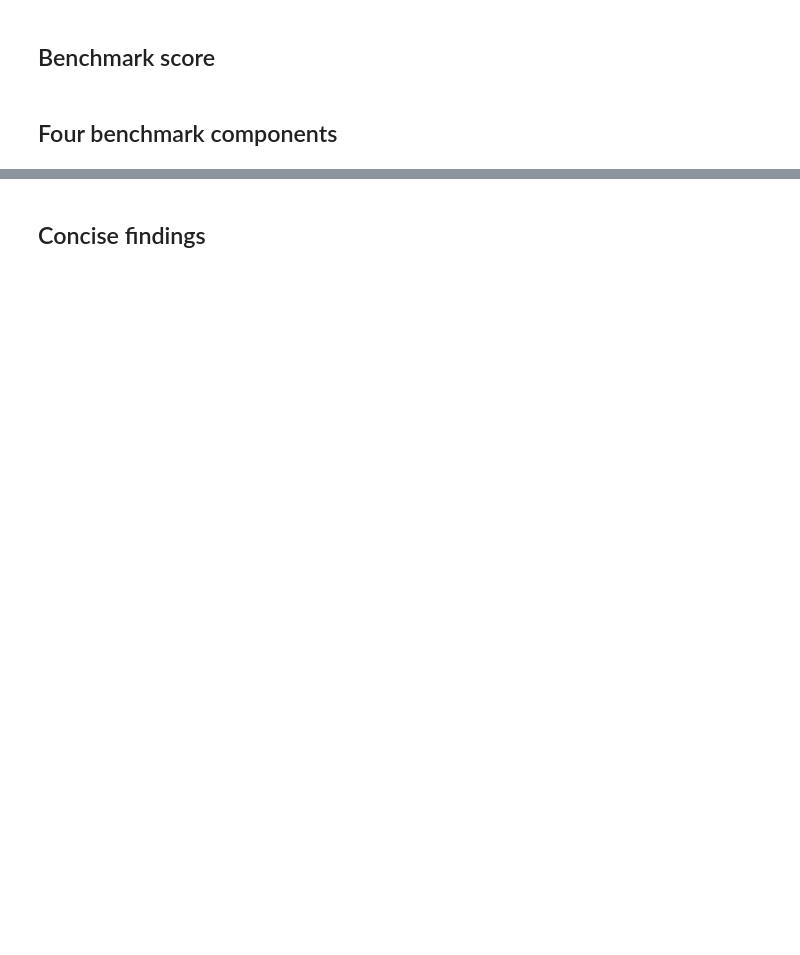
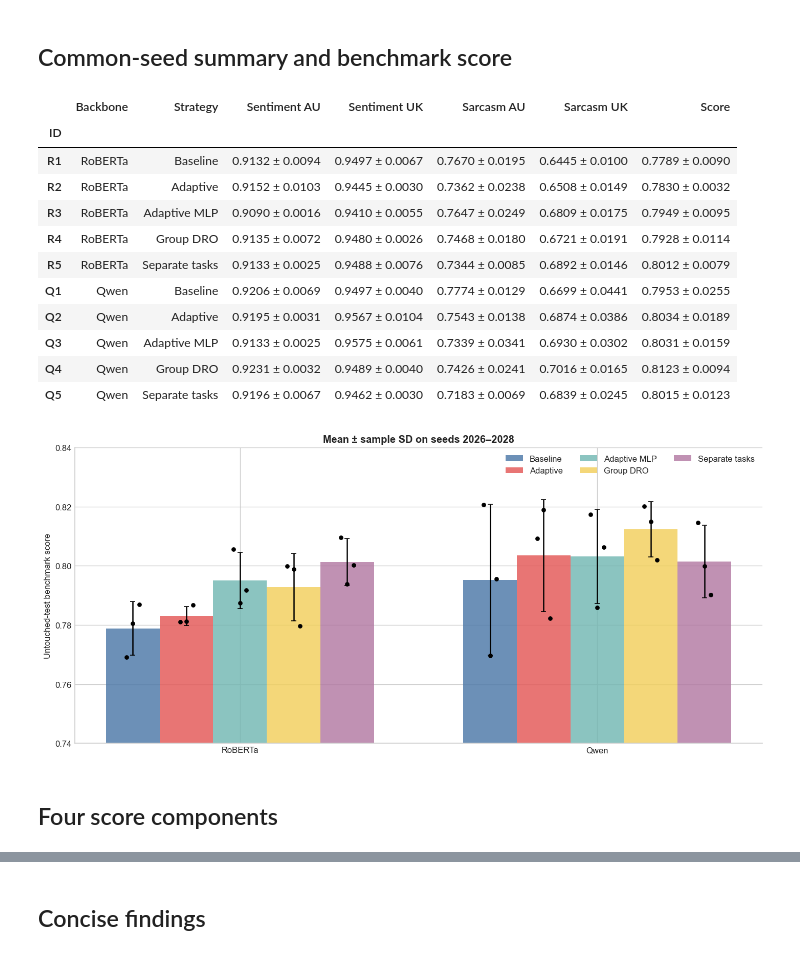
Before and after one commit to MaaxRen/ALTA2026, a Jupyter notebook: notebooks/training_results_analysis.ipynb, the cells around one changed output, grey strips where cells are left out. Saved outputs shown, nothing was run; the diff lists cells and outputs as text; code cells hidden in the pictures; blank space fills up the shorter version.

Commit message:
Group DRO and separate task training

```diff
--- a/notebooks/training_results_analysis.ipynb
+++ b/notebooks/training_results_analysis.ipynb
@@ -143,12 +89,0 @@ display(configs)
-# %%
-summary_rows = []
-for run, part in test.groupby("run", sort=False):
-    row = {"Run": run}
-    for label, metric in SUBTASKS.items():
-        row[label] = f"{part[metric].mean():.4f} ± {part[metric].std():.4f}"
-    row["Score"] = f"{part.benchmark_score.mean():.4f} ± {part.benchmark_score.std():.4f}"
-    row["Best epochs"] = ", ".join(map(str, part.sort_values("seed").selected_epoch))
-    summary_rows.append(row)
-
-summary = pd.DataFrame(summary_rows).set_index("Run")
-display(summary)
@@ -155,2 +98,48 @@ display(summary)
+# %% [markdown]
+## Common-seed summary and benchmark score
+# %%
+rows = []
+for run, part in common.groupby("run", sort=False):
+    run_id, _, model, strategy = RUNS[run]
+    row = {"ID": run_id, "Backbone": model, "Strategy": strategy}
+    for label, metric in SUBTASKS.items():
+        row[label] = f"{part[metric].mean():.4f} ± {part[metric].std():.4f}"
+    row["Score"] = f"{part.benchmark_score.mean():.4f} ± {part.benchmark_score.std():.4f}"
+    rows.append(row)
+display(pd.DataFrame(rows).set_index("ID"))
+
+fig, ax = plt.subplots(figsize=(12, 5.5))
+x, width = np.arange(len(MODELS)), 0.15
+for offset, strategy in zip(np.linspace(-2 * width, 2 * width, len(STRATEGIES)), STRATEGIES):
+    means, stds = [], []
+    for model in MODELS:
+        values = common[(common.model == model) & (common.strategy == strategy)].benchmark_score
+        means.append(values.mean()); stds.append(values.std())
+    positions = x + offset
+    ax.bar(positions, means, width, yerr=stds, capsize=3,
+           color=COLORS[strategy], alpha=0.82, label=strategy)
+    for index, model in enumerate(MODELS):
+        values = common[(common.model == model) & (common.strategy == strategy)].benchmark_score.to_numpy()
+        ax.scatter(np.full(len(values), positions[index]) + np.linspace(-0.018, 0.018, len(values)),
+                   values, color="black", s=18, zorder=3)
+ax.set_xticks(x, MODELS); ax.set_ylim(0.74, 0.84)
+ax.set_ylabel("Untouched-test benchmark score")
+ax.set_title("Mean ± sample SD on seeds 2026–2028")
+ax.legend(frameon=False, ncol=3)
+fig.tight_layout(); plt.show()
+# %% [output]
+|  | Backbone | Strategy | Sentiment AU | Sentiment UK | Sarcasm AU | Sarcasm UK | Score |
+| ID |  |  |  |  |  |  |  |
+| R1 | RoBERTa | Baseline | 0.9132 ± 0.0094 | 0.9497 ± 0.0067 | 0.7670 ± 0.0195 | 0.6445 ± 0.0100 | 0.7789 ± 0.0090 |
+| R2 | RoBERTa | Adaptive | 0.9152 ± 0.0103 | 0.9445 ± 0.0030 | 0.7362 ± 0.0238 | 0.6508 ± 0.0149 | 0.7830 ± 0.0032 |
+| R3 | RoBERTa | Adaptive MLP | 0.9090 ± 0.0016 | 0.9410 ± 0.0055 | 0.7647 ± 0.0249 | 0.6809 ± 0.0175 | 0.7949 ± 0.0095 |
+| R4 | RoBERTa | Group DRO | 0.9135 ± 0.0072 | 0.9480 ± 0.0026 | 0.7468 ± 0.0180 | 0.6721 ± 0.0191 | 0.7928 ± 0.0114 |
+| R5 | RoBERTa | Separate tasks | 0.9133 ± 0.0025 | 0.9488 ± 0.0076 | 0.7344 ± 0.0085 | 0.6892 ± 0.0146 | 0.8012 ± 0.0079 |
+| Q1 | Qwen | Baseline | 0.9206 ± 0.0069 | 0.9497 ± 0.0040 | 0.7774 ± 0.0129 | 0.6699 ± 0.0441 | 0.7953 ± 0.0255 |
+| Q2 | Qwen | Adaptive | 0.9195 ± 0.0031 | 0.9567 ± 0.0104 | 0.7543 ± 0.0138 | 0.6874 ± 0.0386 | 0.8034 ± 0.0189 |
+| Q3 | Qwen | Adaptive MLP | 0.9133 ± 0.0025 | 0.9575 ± 0.0061 | 0.7339 ± 0.0341 | 0.6930 ± 0.0302 | 0.8031 ± 0.0159 |
+| Q4 | Qwen | Group DRO | 0.9231 ± 0.0032 | 0.9489 ± 0.0040 | 0.7426 ± 0.0241 | 0.7016 ± 0.0165 | 0.8123 ± 0.0094 |
+| Q5 | Qwen | Separate tasks | 0.9196 ± 0.0067 | 0.9462 ± 0.0030 | 0.7183 ± 0.0069 | 0.6839 ± 0.0245 | 0.8015 ± 0.0123 |
+[figure, added]
 # %% [markdown]
-## Benchmark score
+## Four score components
@@ -184,3 +146 @@ plt.show()
-# %% [markdown]
-## Four benchmark components
 # %%
```
Also changed, not shown: parts of 19 cells of this notebook, 1 other file.
